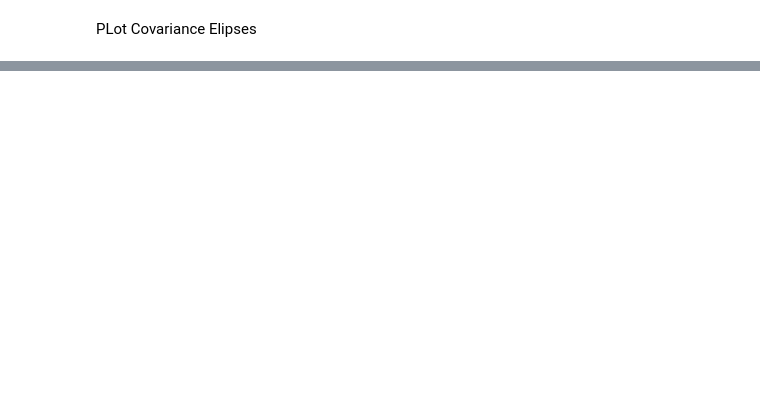
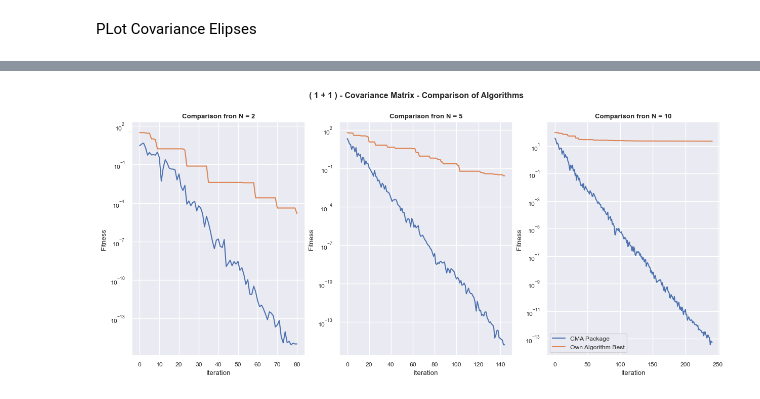
Before and after one commit to Fernando3161/EvolutionStrats23, a Jupyter notebook: results/one_one_covar.ipynb, the cells around one changed output, grey strips where cells are left out. Cells and saved outputs as stored; diff of their text form; code cells hidden in the pictures; blank space fills up the shorter version.

Commit message:
Comparison of Algos

```diff
--- a/results/one_one_covar.ipynb
+++ b/results/one_one_covar.ipynb
@@ -283,0 +286,20 @@ for f in [0,1,2]:
+# %%
+import cma
+import numpy as np
+sns.set(font_scale=0.8)
+# Define the function locally for comparison
+
+def sphere(x):
+    return sum([x*x for x in x])
+cma_res={}
+for N in [2,5,10]:
+    n=N
+    # This is to get the CMA Data in the logger
+    # Starting Parameters
+    x0 = N*[2]  # Starting point (not random)
+    sigma0 = 1  # Starting Sigma
+    xopt, es = cma.fmin2(sphere, x0, sigma0)
+    es.plot()
+    log = es.logger # here are the results saved
+    cma_res_ = np.transpose(log.x)[4]
+    cma_res[N] = cma_res_
@@ -283,0 +325,38 @@ for f in [0,1,2]:
+# %%
+
+fig, axs = plt.subplots(1, 3, figsize=(15, 6))
+fig.suptitle(f"( 1 + 1 ) - Covariance Matrix - Comparison of Algorithms",fontweight="bold")
+i = 0
+f=0
+
+for N in [2,5,10]:
+    cma_res_=cma_res[N]
+    n=N
+    #fetch the data of the "restart" using Rechenberg from the file
+    #( 1 + 1 ) - ES" + " // " + "Restart + Rechenberg",
+    ax = axs[i]
+    i += 1
+    df_r = pd.DataFrame()
+    path = os.path.join(os.getcwd(), "one_one_covar")
+    filename = f"F_{f}_n_{n}.csv"
+    path = os.path.join(path, filename)
+    df = pd.read_csv(path)
+    res= df["fitness"][0:len(cma_res_)]
+
+
+    ax.set_yscale("log")
+    ax.set_xlabel("Iteration")
+    ax.set_ylabel("Fitness")
+    ax.set_title(f"Fitness Value, N = {n}", fontweight="bold")
+
+
+    # Plot a comparison
+    ax.plot(cma_res_)
+    ax.plot(res)
+    ax.set_yscale("log")
+    ax.set_title(f"Comparison fron N = {n}", fontweight="bold")
+    ax.grid(True, which="both", ax="y")
+
+    plt.gca().legend(('CMA Package','Own Algorithm Best',))
+# %% [output]
+[figure, added]
```
Also changed, not shown: parts of 7 cells of this notebook, 5 other files.
